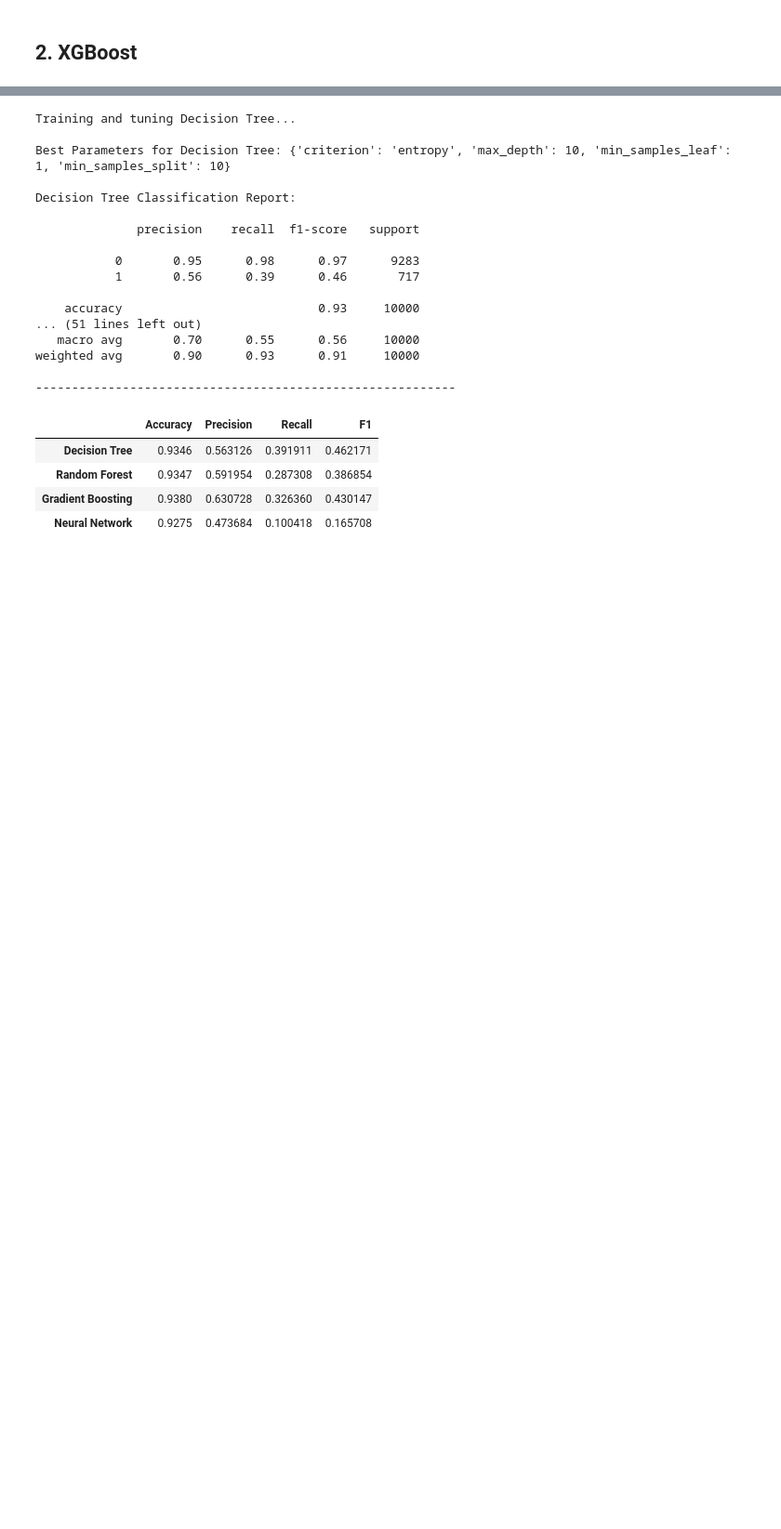
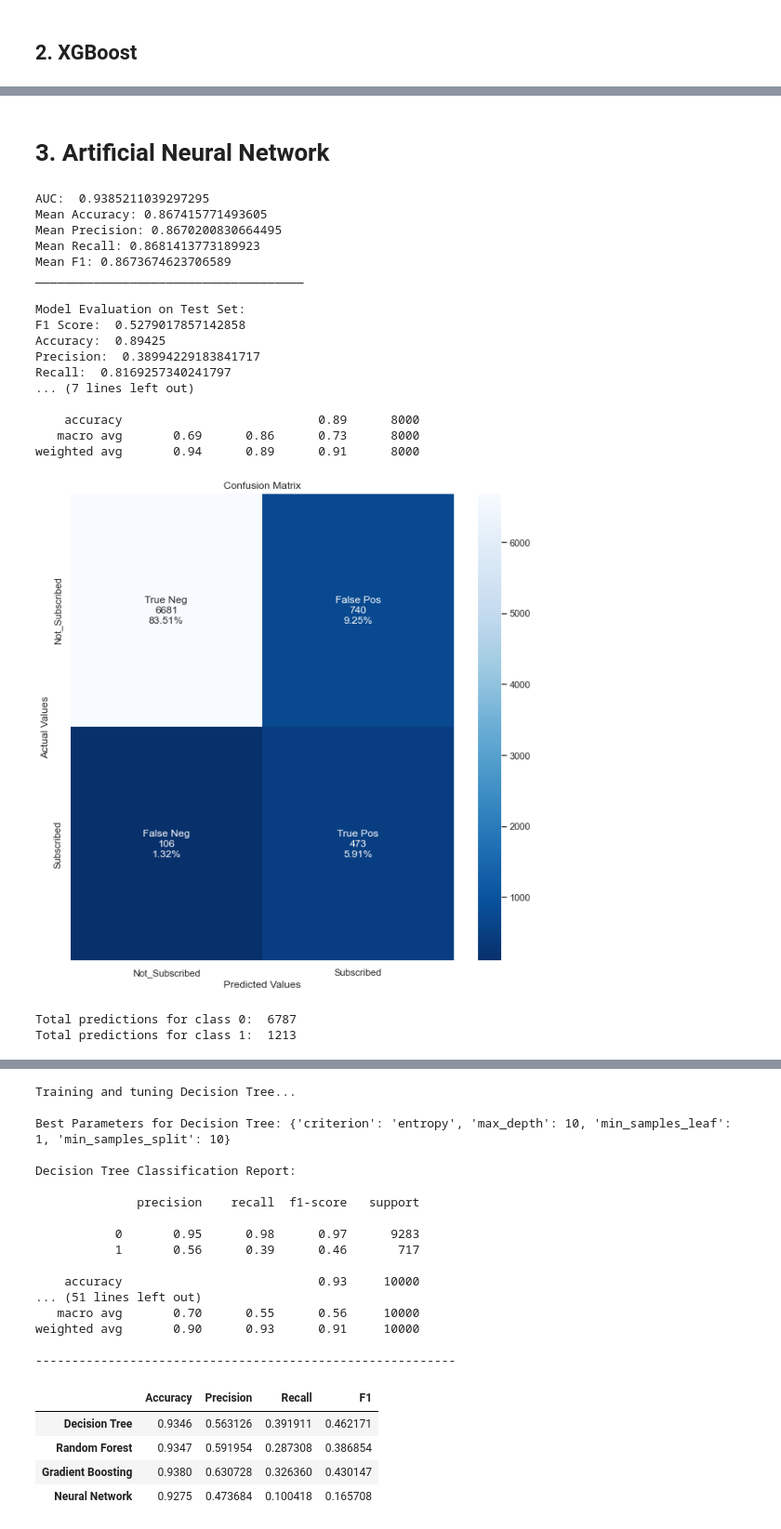
Before and after one commit to j1bulbul/Term_Deposit_Subscription_Predictor_ML, a Jupyter notebook: Term_Deposit_Solution.ipynb, the cells around one changed output, grey strips where cells are left out. Shown at 93% size. Cells and saved outputs as stored; diff of their text form; code cells hidden in the pictures; blank space fills up the shorter version.

```diff
--- a/Term_Deposit_Solution.ipynb
+++ b/Term_Deposit_Solution.ipynb
@@ -718,24 +752,46 @@ eval_results(y_test, xgb_y_predicted)
+# %% [markdown]
+# 3. Artificial Neural Network
 # %%
-ann_model = MLPClassifier(hidden_layer_sizes=(15, 3),
+ann_model = MLPClassifier(activation = 'relu', alpha = 0.01, hidden_layer_sizes = (5, 2), learning_rate_init = 0.01,
                       random_state=42)
 ann_model.fit(X_train_smote, y_train_smote)
-
 # Make predictions and compute AUC
 ann_y_predicted = ann_model.predict(X_test)
 fpr_ann, tpr_ann, thresholds_ann = roc_curve(y_test, ann_model.predict_proba(X_test)[:,1])  # This line calculates the ROC curve for XGB
 print("AUC: ", roc_auc_score(y_test, ann_model.predict_proba(X_test)[:, 1]))
 
 # Perform 5-fold cross-validation on training dataset and get the mean scores for the training dataset
 cv_results_ann = cross_validate(ann_model, X=X_train_smote, y=y_train_smote, scoring=scoring, cv=5, n_jobs=-1, verbose=0)
 mean_accuracy_ann = np.mean(cv_results_ann['test_accuracy'])
 mean_precision_ann = np.mean(cv_results_ann['test_precision'])
 mean_recall_ann = np.mean(cv_results_ann['test_recall'])
 mean_f1_ann = np.mean(cv_results_ann['test_f1'])
 
 print(f"Mean Accuracy: {mean_accuracy_ann}")
 print(f"Mean Precision: {mean_precision_ann}")
 print(f"Mean Recall: {mean_recall_ann}")
 print(f"Mean F1: {mean_f1_ann}")
 
 # Finally evaluate the model on the test set
 eval_results(y_test, ann_y_predicted)
+# %% [output]
+AUC:  0.9385211039297295
+Mean Accuracy: 0.867415771493605
+Mean Precision: 0.8670200830664495
+Mean Recall: 0.8681413773189923
+Mean F1: 0.8673674623706589
+_____________________________________
+
+Model Evaluation on Test Set:
+F1 Score:  0.5279017857142858
+Accuracy:  0.89425
+Precision:  0.38994229183841717
+Recall:  0.8169257340241797
+... (7 lines left out)
+
+    accuracy                           0.89      8000
+   macro avg       0.69      0.86      0.73      8000
+weighted avg       0.94      0.89      0.91      8000
+[figure, added]
+Total predictions for class 0:  6787
+Total predictions for class 1:  1213
```
Also changed, not shown: parts of 8 cells of this notebook.
